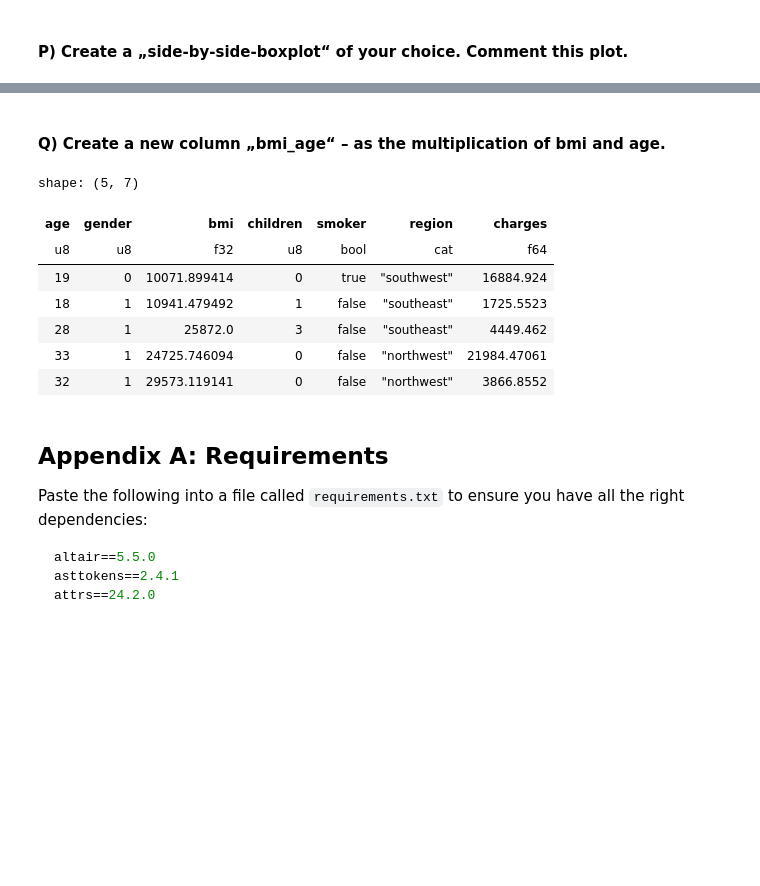
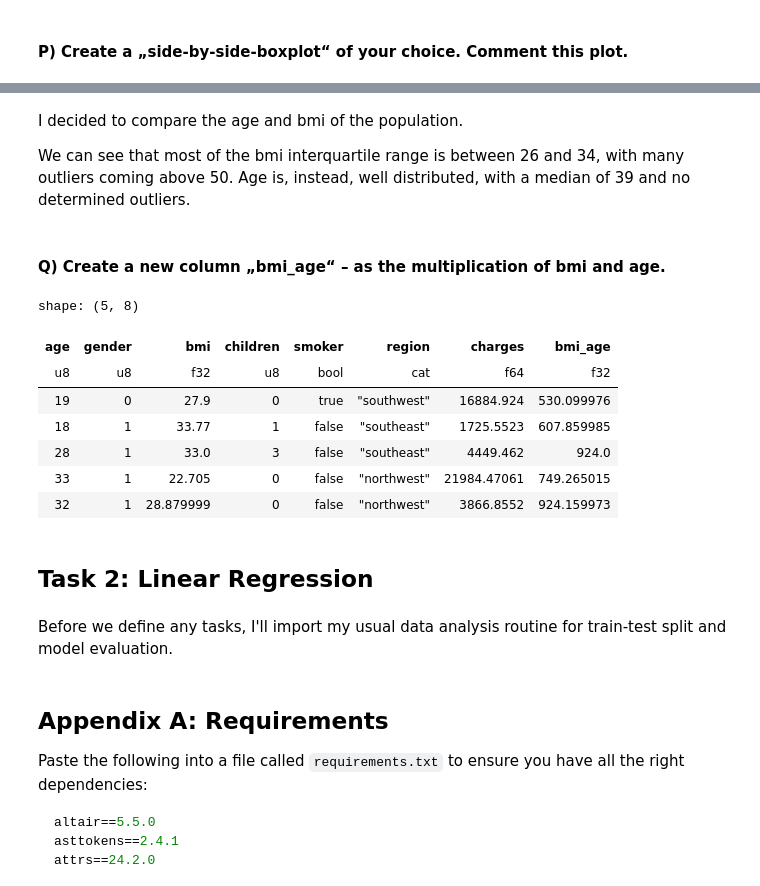
Before and after one commit to EquineEngineer/ds-starter, a Jupyter notebook: assignment.ipynb, the cells around one changed output, grey strips where cells are left out. Saved outputs shown, nothing was run; the diff lists cells and outputs as text; code cells hidden in the pictures; blank space fills up the shorter version.

```diff
--- a/assignment.ipynb
+++ b/assignment.ipynb
@@ -145,0 +163,9 @@ And I found out that there was at least one clear outlier in the `bmi` column: t
+# %%
+df = df.filter(
+    pl.col("region") != "germany",
+    pl.col("bmi") < 55,  # Max BMI
+    pl.col("children") < 7,  # Max number of children
+    pl.col("charges") > 0,  # Max charges
+)
+
+df.shape
@@ -201,15 +319,26 @@ boxplot.show()
+# %% [markdown]
+I decided to compare the age and bmi of the population.
+
+We can see that most of the bmi interquartile range is between 26 and 34, with many outliers coming above 50.
+Age is, instead, well distributed, with a median of 39 and no determined outliers.
 # %% [markdown]
 #### Q) Create a new column „bmi_age“ – as the multiplication of bmi and age.
 # %%
-df = df.with_columns(pl.col("bmi") * pl.col("age"))  # TODO: fix this
+df = df.with_columns(
+    (pl.col("bmi") * pl.col("age")).alias("bmi_age"),
+)
 
 df.head()
 # %% [output]
-shape: (5, 7)
+shape: (5, 8)
-| age | gender | bmi | children | smoker | region | charges |
-| u8 | u8 | f32 | u8 | bool | cat | f64 |
-| 19 | 0 | 10071.899414 | 0 | true | "southwest" | 16884.924 |
-| 18 | 1 | 10941.479492 | 1 | false | "southeast" | 1725.5523 |
-| 28 | 1 | 25872.0 | 3 | false | "southeast" | 4449.462 |
-| 33 | 1 | 24725.746094 | 0 | false | "northwest" | 21984.47061 |
-| 32 | 1 | 29573.119141 | 0 | false | "northwest" | 3866.8552 |
+| age | gender | bmi | children | smoker | region | charges | bmi_age |
+| u8 | u8 | f32 | u8 | bool | cat | f64 | f32 |
+| 19 | 0 | 27.9 | 0 | true | "southwest" | 16884.924 | 530.099976 |
+| 18 | 1 | 33.77 | 1 | false | "southeast" | 1725.5523 | 607.859985 |
+| 28 | 1 | 33.0 | 3 | false | "southeast" | 4449.462 | 924.0 |
+| 33 | 1 | 22.705 | 0 | false | "northwest" | 21984.47061 | 749.265015 |
+| 32 | 1 | 28.879999 | 0 | false | "northwest" | 3866.8552 | 924.159973 |
+# %% [markdown]
+## Task 2: Linear Regression
+# %% [markdown]
+Before we define any tasks, I'll import my usual data analysis routine for train-test split and model evaluation.
```
Also changed, not shown: parts of 27 cells of this notebook.
